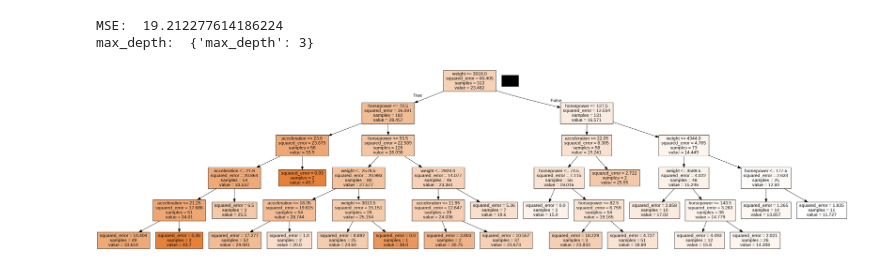
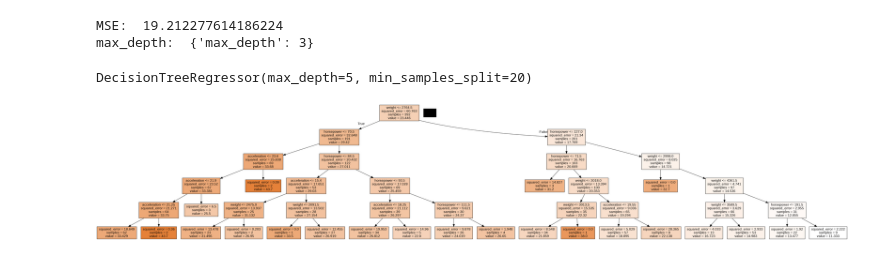
Before and after one commit to AnuragChj/EnsembleLearningRepository_Anurag_Vidhi_Jian_Sampurna, a Jupyter notebook: DecisionTree/DT_Regression.ipynb, the cells around one changed output. Cells and saved outputs as stored; diff of their text form; code cells hidden in the pictures.

```diff
--- a/DecisionTree/DT_Regression.ipynb
+++ b/DecisionTree/DT_Regression.ipynb
@@ -315,19 +321,25 @@ print("max_depth: ", grid_search.best_params_)
 # %% [output]
 MSE:  19.212277614186224
 max_depth:  {'max_depth': 3}
+# %%
+#Decision Tree for the whole dataset
+clf1 = DecisionTreeRegressor(min_samples_split =20 , max_depth=5)
+clf1.fit(X, Y)
+# %% [output]
+DecisionTreeRegressor(max_depth=5, min_samples_split=20)
 # %%
 from sklearn.tree import export_graphviz
 from IPython.display import Image
 import pydotplus
 
 # Function to create a tree diagram
 def create_tree_graph_png(tree, feature_names):
     tree_str = export_graphviz(tree, feature_names=feature_names, filled=True, out_file=None)
     graph = pydotplus.graph_from_dot_data(tree_str)
     graph.write_png('tree.png')
     return Image(graph.create_png())
 
 # Display the tree
-create_tree_graph_png(clf, feature_names= ['horsepower', 'weight', 'acceleration'])
+create_tree_graph_png(clf1, feature_names= ['horsepower', 'weight', 'acceleration'])
 # %% [output]
-[figure, old version]
+[figure, new version]
```
Also changed, not shown: parts of 2 cells of this notebook.
